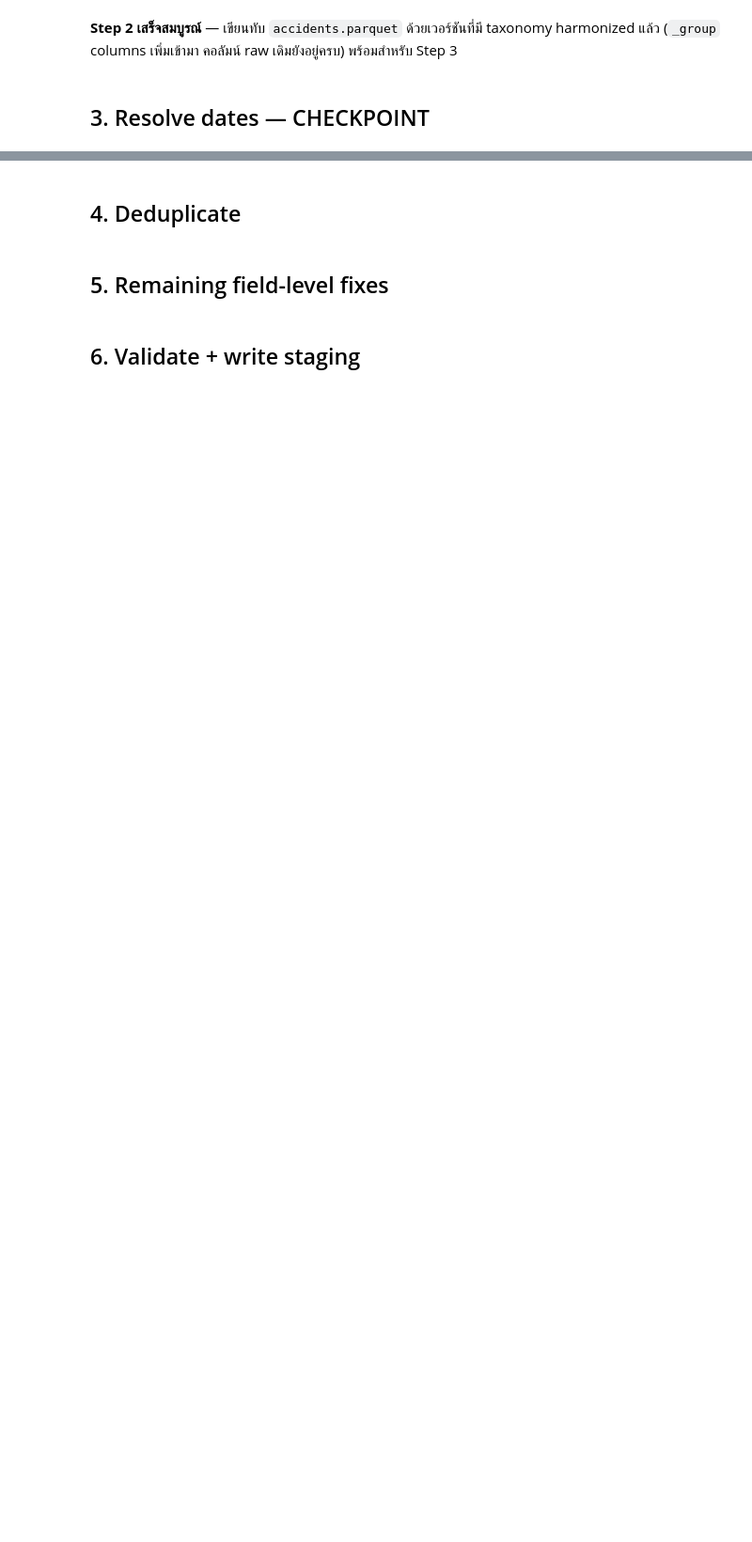
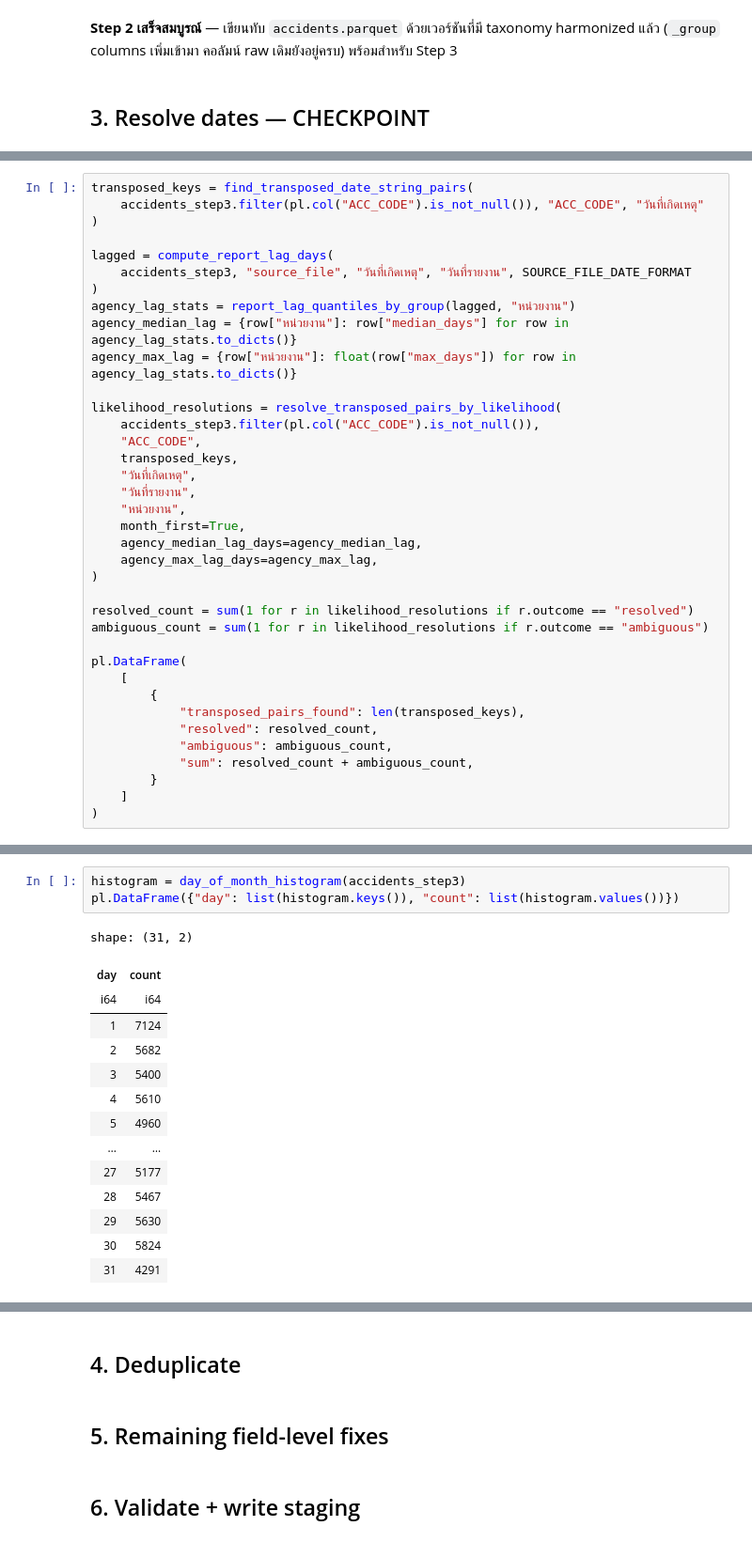
Before and after one commit to PhidPhew/car-insurance-accident-analysis, a Jupyter notebook: notebooks/02_data_cleaning.ipynb, the cells around one changed output, grey strips where cells are left out. Shown at 94% size. Cells and saved outputs as stored; diff of their text form; blank space fills up the shorter version.

```diff
--- a/notebooks/02_data_cleaning.ipynb
+++ b/notebooks/02_data_cleaning.ipynb
@@ -324,0 +403,37 @@ harmonized แล้ว (`_group` columns เพิ่มเข้ามา ค
+# %%
+transposed_keys = find_transposed_date_string_pairs(
+    accidents_step3.filter(pl.col("ACC_CODE").is_not_null()), "ACC_CODE", "วันที่เกิดเหตุ"
+)
+
+lagged = compute_report_lag_days(
+    accidents_step3, "source_file", "วันที่เกิดเหตุ", "วันที่รายงาน", SOURCE_FILE_DATE_FORMAT
+)
+agency_lag_stats = report_lag_quantiles_by_group(lagged, "หน่วยงาน")
+agency_median_lag = {row["หน่วยงาน"]: row["median_days"] for row in agency_lag_stats.to_dicts()}
+agency_max_lag = {row["หน่วยงาน"]: float(row["max_days"]) for row in agency_lag_stats.to_dicts()}
+
+likelihood_resolutions = resolve_transposed_pairs_by_likelihood(
+    accidents_step3.filter(pl.col("ACC_CODE").is_not_null()),
+    "ACC_CODE",
+    transposed_keys,
+    "วันที่เกิดเหตุ",
+    "วันที่รายงาน",
+    "หน่วยงาน",
+    month_first=True,
+    agency_median_lag_days=agency_median_lag,
+    agency_max_lag_days=agency_max_lag,
+)
+
+resolved_count = sum(1 for r in likelihood_resolutions if r.outcome == "resolved")
+ambiguous_count = sum(1 for r in likelihood_resolutions if r.outcome == "ambiguous")
+
+pl.DataFrame(
+    [
+        {
+            "transposed_pairs_found": len(transposed_keys),
+            "resolved": resolved_count,
+            "ambiguous": ambiguous_count,
+            "sum": resolved_count + ambiguous_count,
+        }
+    ]
+)
@@ -324,0 +459,18 @@ harmonized แล้ว (`_group` columns เพิ่มเข้ามา ค
+# %%
+histogram = day_of_month_histogram(accidents_step3)
+pl.DataFrame({"day": list(histogram.keys()), "count": list(histogram.values())})
+# %% [output]
+shape: (31, 2)
+| day | count |
+| i64 | i64 |
+| 1 | 7124 |
+| 2 | 5682 |
+| 3 | 5400 |
+| 4 | 5610 |
+| 5 | 4960 |
+| … | … |
+| 27 | 5177 |
+| 28 | 5467 |
+| 29 | 5630 |
+| 30 | 5824 |
+| 31 | 4291 |
```
Also changed, not shown: parts of 13 cells of this notebook, 2 other files.
